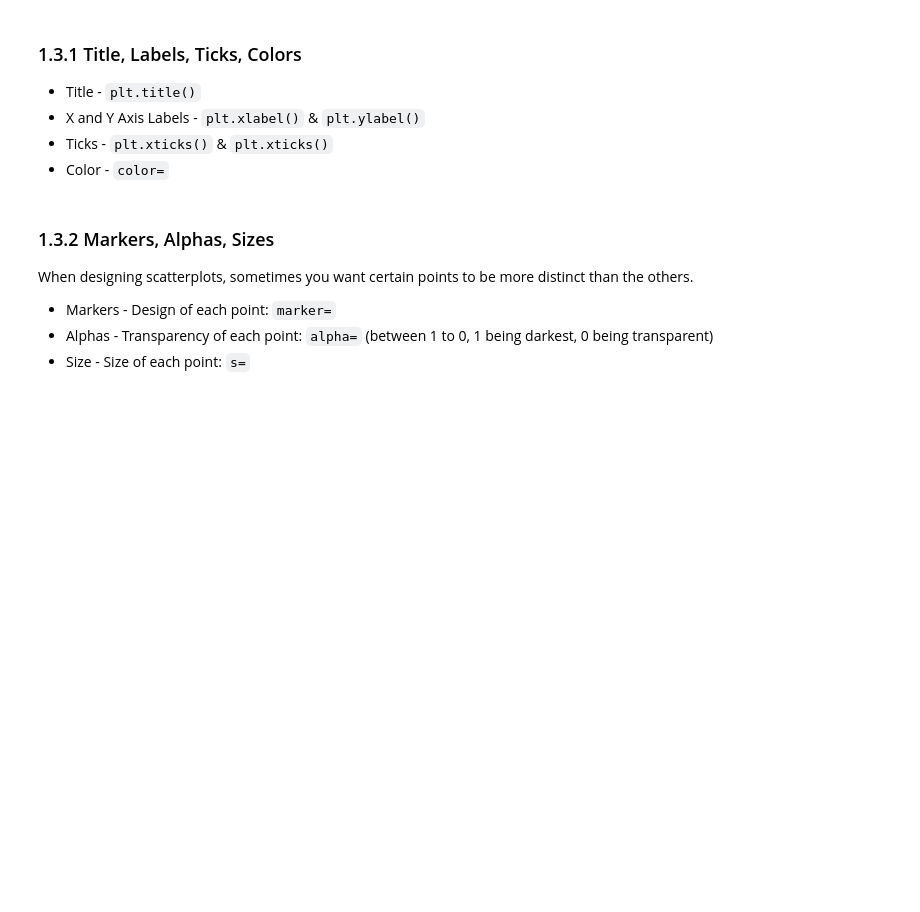
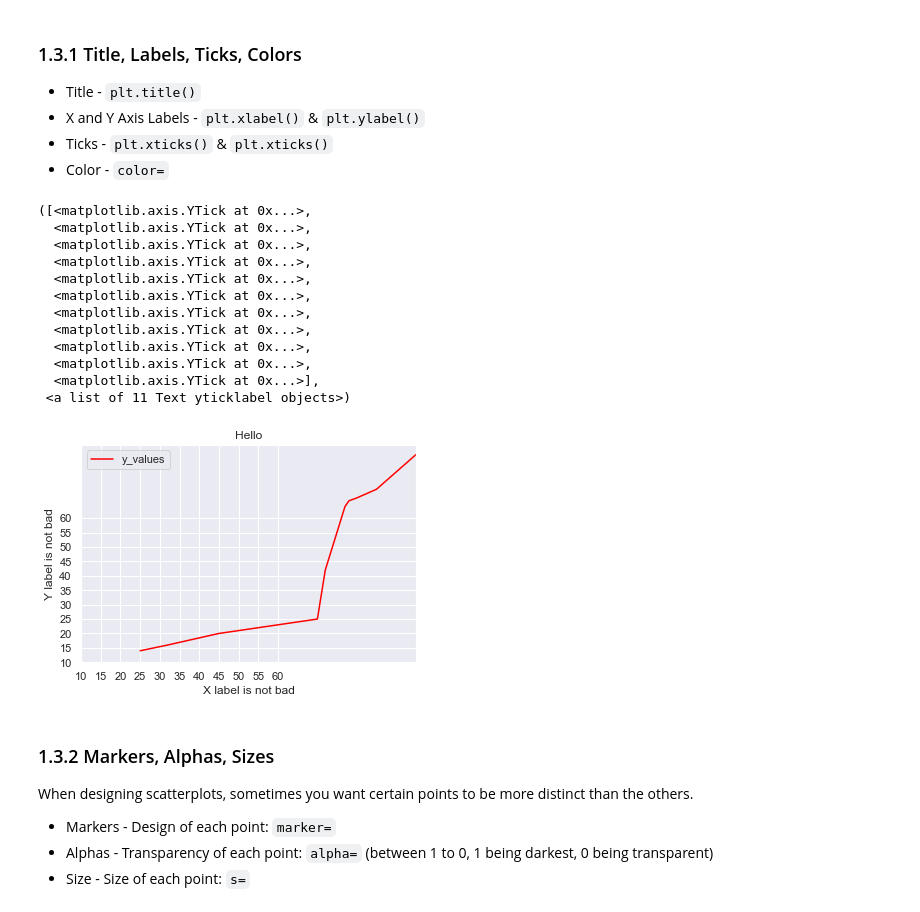
Before and after one commit to jermsinarocket/Hackwagon-DS102, a Jupyter notebook: Week 3/In-Class Exercise/Hackwagon_Academy_DS102_-_Lesson_3A_-_Data_Visualisation_-_Student.ipynb, the cells around one changed output. Drawn from its saved outputs; the diff is of its cells as text; code cells hidden in the pictures; blank space fills up the shorter version.

```diff
--- a/Week 3/In-Class Exercise/Hackwagon_Academy_DS102_-_Lesson_3A_-_Data_Visualisation_-_Student.ipynb
+++ b/Week 3/In-Class Exercise/Hackwagon_Academy_DS102_-_Lesson_3A_-_Data_Visualisation_-_Student.ipynb
@@ -118,6 +145,30 @@ A good graph should contain the following features so it can easy to read and in
 - X and Y Axis Labels - `plt.xlabel()` & `plt.ylabel()`
 - Ticks - `plt.xticks()` & `plt.xticks()`
 - Color - `color=`
+# %%
+random_df.plot(kind='line',
+               x='x_values',
+               y='y_values',
+              color='red')
+plt.title('Hello')
+plt.xlabel('X label is not bad')
+plt.ylabel('Y label is not bad')
+plt.xticks(np.arange(10,65,5))
+plt.yticks(np.arange(10,65,5))
+# %% [output]
+([<matplotlib.axis.YTick at 0x...>,
+  <matplotlib.axis.YTick at 0x...>,
+  <matplotlib.axis.YTick at 0x...>,
+  <matplotlib.axis.YTick at 0x...>,
+  <matplotlib.axis.YTick at 0x...>,
+  <matplotlib.axis.YTick at 0x...>,
+  <matplotlib.axis.YTick at 0x...>,
+  <matplotlib.axis.YTick at 0x...>,
+  <matplotlib.axis.YTick at 0x...>,
+  <matplotlib.axis.YTick at 0x...>,
+  <matplotlib.axis.YTick at 0x...>],
+ <a list of 11 Text yticklabel objects>)
+[figure, added]
 # %% [markdown]
 <a id='1.3.2'><h3>1.3.2 Markers, Alphas, Sizes</h3></a>
 
```
Also changed, not shown: parts of 34 cells of this notebook, 11 other files.
